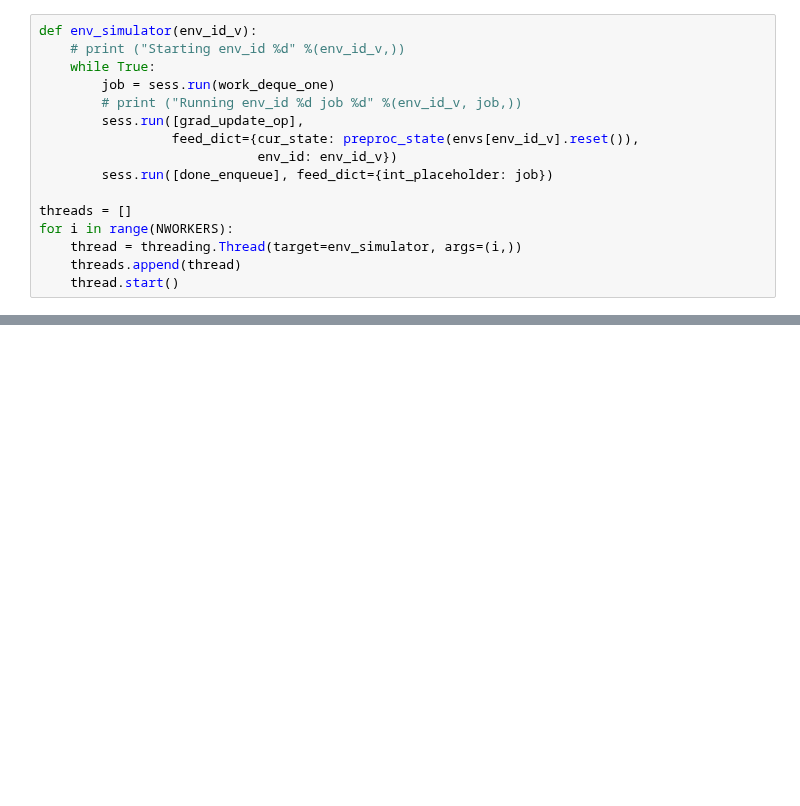
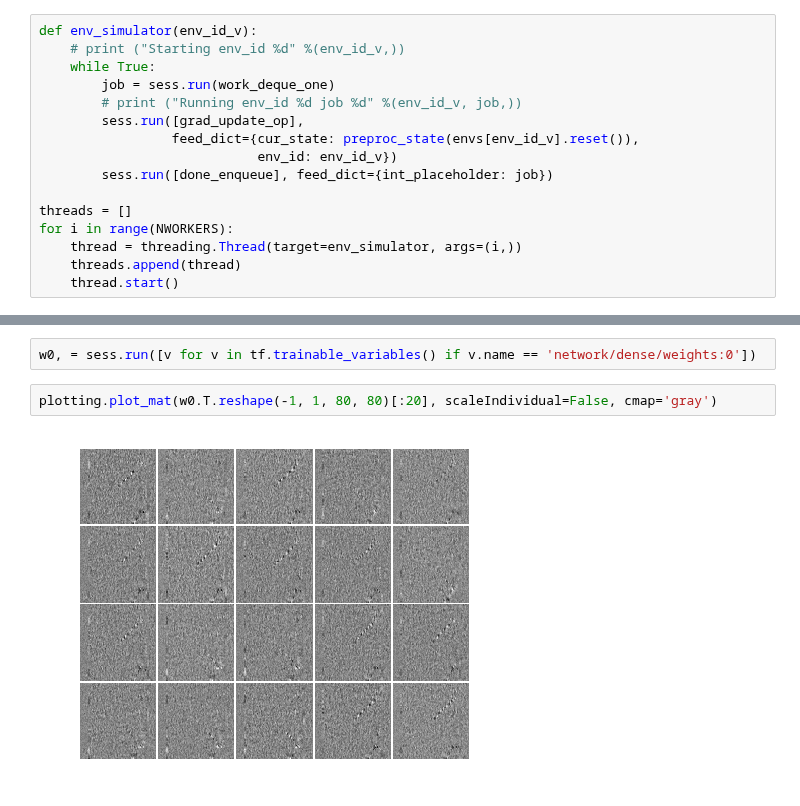
Before and after one commit to janchorowski/nn_assignments, a Jupyter notebook: lecture_notebooks/14-rl.ipynb, the cells around one changed output, grey strips where cells are left out. Drawn from its saved outputs; the diff is of its cells as text; blank space fills up the shorter version.

```diff
--- a/lecture_notebooks/14-rl.ipynb
+++ b/lecture_notebooks/14-rl.ipynb
@@ -369,0 +514,6 @@ HTML(''.join(videos))
+# %%
+w0, = sess.run([v for v in tf.trainable_variables() if v.name == 'network/dense/weights:0'])
+# %%
+plotting.plot_mat(w0.T.reshape(-1, 1, 80, 80)[:20], scaleIndividual=False, cmap='gray')
+# %% [output]
+[figure, added]
```
Also changed, not shown: parts of 22 cells of this notebook, 3 other files.
